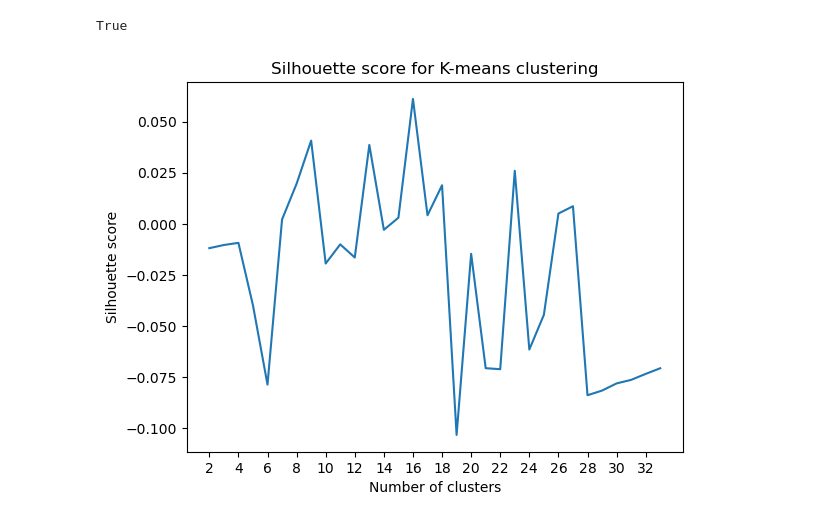
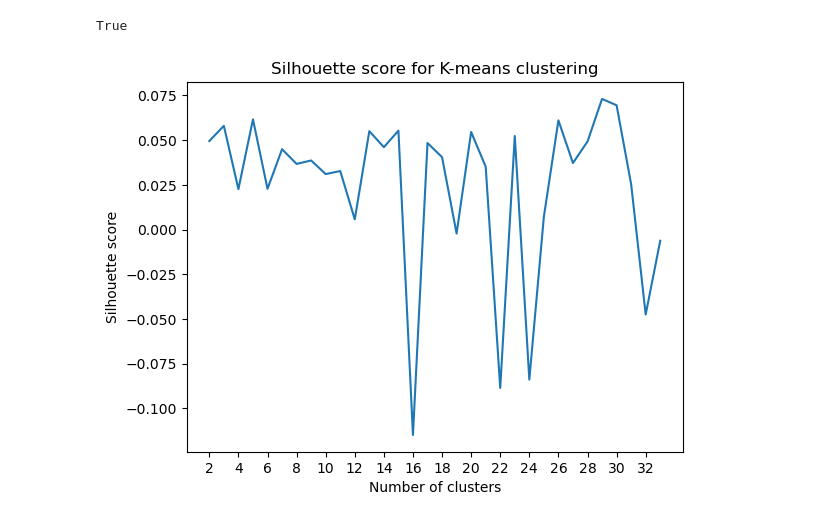
Before and after one commit to aradar46/Geographic_Population_Structure_GPS, a Jupyter notebook: notebook.ipynb, the cells around one changed output. Cells and saved outputs as stored; diff of their text form; code cells hidden in the pictures.

```diff
--- a/notebook.ipynb
+++ b/notebook.ipynb
@@ -132,4 +4,4 @@ import pandas as pd
 from sklearn.cluster import KMeans
 from sklearn.preprocessing import StandardScaler
 # Load SNP data into a NumPy array
-data = pd.read_csv('Data/DataS1_freq.txt', sep='\t', header=None)
+data = pd.read_csv('Data/DataS1_freq.txt.gz', sep='\t', header=None, compression='gzip')
@@ -193,14 +73,0 @@ dataframe.to_csv('Data/DataS1_freq_labels.csv', sep='\t', index=False)
-# %%
-# Calculate the within-cluster sum of squares for different values of K
-wcss = []
-for k in range(1, 33):
-    kmeans = KMeans(n_clusters=k, init='random', n_init=10)
-    kmeans.fit(data2)
-    wcss.append(kmeans.inertia_)
-
-# Plot the WCSS vs K
-plt.plot(range(1, 33), wcss)
-plt.xlabel('Number of clusters (K)')
-plt.ylabel('Within-cluster sum of squares (WCSS)')
-plt.title('Elbow method')
-plt.show()
@@ -209,3 +74,5 @@ plt.show()
+# %%
+data3=data.iloc[:, 1:]
 # %%
 import numpy as np
 import pandas as pd
@@ -253,35 +142,35 @@ True
 # %%
 from sklearn.cluster import KMeans
 from sklearn.metrics import silhouette_score
 import matplotlib.pyplot as plt
 import numpy as np
 
 def plot_silhouette_score(X, k_min=1, k_max=33):
     # Create a range of K values
     k_range = range(k_min, k_max+1)
 
     # Create an empty list to store the silhouette scores
     silhouette_scores = []
 
     # Loop through the range of K values and calculate the silhouette score for each value
     for k in k_range:
         kmeans = KMeans(n_clusters=k, random_state=0)
         labels = kmeans.fit_predict(X)
         silhouette_avg = silhouette_score(X, labels)
         silhouette_scores.append(silhouette_avg)
 
     # Plot the silhouette scores for each K value
     plt.plot(k_range, silhouette_scores)
     plt.xlabel('Number of clusters')
     plt.ylabel('Silhouette score')
     plt.title('Silhouette score for K-means clustering')
     plt.xticks(np.arange(k_min, k_max+1, step=2))
     plt.show()
 
 
-plot_silhouette_score(data2, k_min=2, k_max=33)
+plot_silhouette_score(data3, k_min=2, k_max=33)
 # %% [output]
-[figure, old version]
+[figure, new version]
 # %%
 import pandas as pd
 
```
Also changed, not shown: parts of 22 cells of this notebook, 7 other files.
